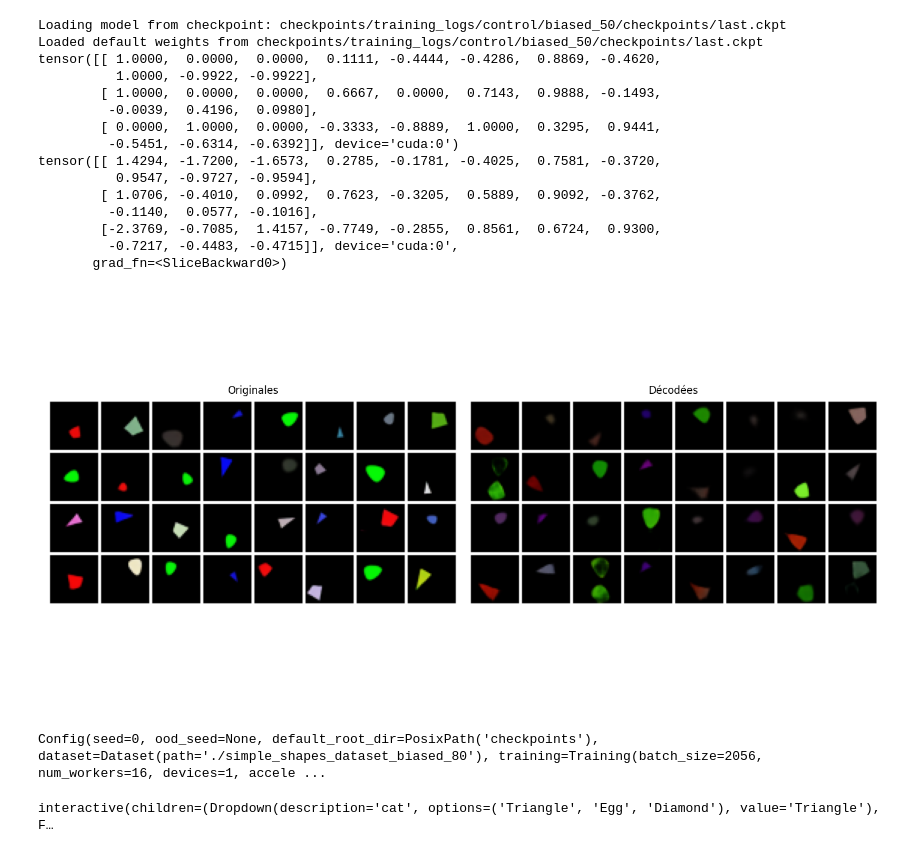
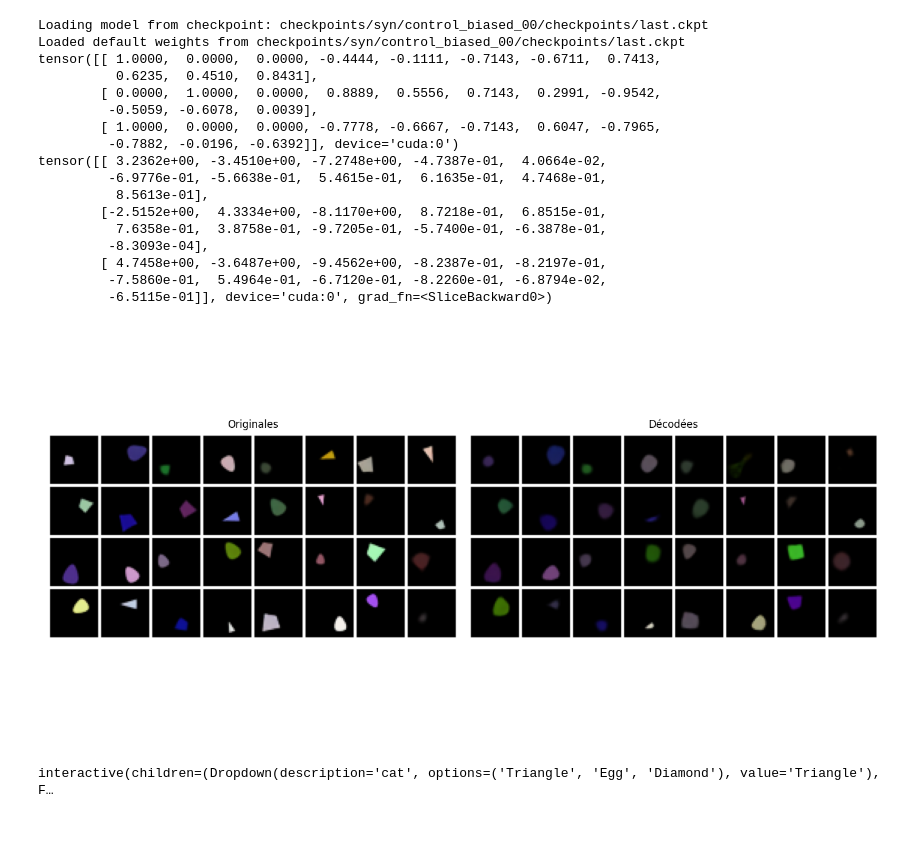
Before and after one commit to lucas-ch/gwsyn, a Jupyter notebook: test_checkpoints.ipynb, the cells around one changed output. Saved outputs shown, nothing was run; the diff lists cells and outputs as text; code cells hidden in the pictures.

Commit message:
add images

```diff
--- a/test_checkpoints.ipynb
+++ b/test_checkpoints.ipynb
@@ -15,46 +15,47 @@ from SSD_eval.SSD_test_utils import *
 
 %matplotlib widget
 # %%
-project_name = "control"
-experiment_name = "biased_50"
+condition = "control"
+data = "biased_00"
 
 n_samples = 32
 show_results_fusion = True
 fusion_attr_weight = 1.0
+
+project_name = "syn"
+experiment_name = f"{condition}_{data}"
 
 
 training_params = get_training_params(project_name, experiment_name)
 device = torch.device("cuda" if torch.cuda.is_available() else "cpu")
 
 global_workspace = get_global_workspace(project_name, experiment_name)
 data_module = get_data_module(project_name,  experiment_name)
 train_samples = get_data_samples(data_module, n_samples)
 data_translated = get_data_translated(global_workspace, train_samples, n_samples, fusion_attr_weight, show_results_fusion)
 
 print(data_translated["train_attr"][0:3])
 print(data_translated["attr_decoded"][0:3])
 plot_original_translated_comparison(data_translated["train_images"], data_translated["images_decoded"])
 # %% [output]
-Loading model from checkpoint: checkpoints/training_logs/control/biased_50/checkpoints/last.ckpt
-Loaded default weights from checkpoints/training_logs/control/biased_50/checkpoints/last.ckpt
-tensor([[ 1.0000,  0.0000,  0.0000,  0.1111, -0.4444, -0.4286,  0.8869, -0.4620,
-          1.0000, -0.9922, -0.9922],
-        [ 1.0000,  0.0000,  0.0000,  0.6667,  0.0000,  0.7143,  0.9888, -0.1493,
-         -0.0039,  0.4196,  0.0980],
-        [ 0.0000,  1.0000,  0.0000, -0.3333, -0.8889,  1.0000,  0.3295,  0.9441,
-         -0.5451, -0.6314, -0.6392]], device='cuda:0')
-tensor([[ 1.4294, -1.7200, -1.6573,  0.2785, -0.1781, -0.4025,  0.7581, -0.3720,
-          0.9547, -0.9727, -0.9594],
-        [ 1.0706, -0.4010,  0.0992,  0.7623, -0.3205,  0.5889,  0.9092, -0.3762,
-         -0.1140,  0.0577, -0.1016],
-        [-2.3769, -0.7085,  1.4157, -0.7749, -0.2855,  0.8561,  0.6724,  0.9300,
-         -0.7217, -0.4483, -0.4715]], device='cuda:0',
-       grad_fn=<SliceBackward0>)
+Loading model from checkpoint: checkpoints/syn/control_biased_00/checkpoints/last.ckpt
+Loaded default weights from checkpoints/syn/control_biased_00/checkpoints/last.ckpt
+tensor([[ 1.0000,  0.0000,  0.0000, -0.4444, -0.1111, -0.7143, -0.6711,  0.7413,
+          0.6235,  0.4510,  0.8431],
+        [ 0.0000,  1.0000,  0.0000,  0.8889,  0.5556,  0.7143,  0.2991, -0.9542,
+         -0.5059, -0.6078,  0.0039],
+        [ 1.0000,  0.0000,  0.0000, -0.7778, -0.6667, -0.7143,  0.6047, -0.7965,
+         -0.7882, -0.0196, -0.6392]], device='cuda:0')
+tensor([[ 3.2362e+00, -3.4510e+00, -7.2748e+00, -4.7387e-01,  4.0664e-02,
+         -6.9776e-01, -5.6638e-01,  5.4615e-01,  6.1635e-01,  4.7468e-01,
+          8.5613e-01],
+        [-2.5152e+00,  4.3334e+00, -8.1170e+00,  8.7218e-01,  6.8515e-01,
+          7.6358e-01,  3.8758e-01, -9.7205e-01, -5.7400e-01, -6.3878e-01,
+         -8.3093e-04],
+        [ 4.7458e+00, -3.6487e+00, -9.4562e+00, -8.2387e-01, -8.2197e-01,
+         -7.5860e-01,  5.4964e-01, -6.7120e-01, -8.2260e-01, -6.8794e-02,
+         -6.5115e-01]], device='cuda:0', grad_fn=<SliceBackward0>)
-[figure, old version]
+[figure, new version]
-# %%
-training_params["config"]
-# %% [output]
-Config(seed=0, ood_seed=None, default_root_dir=PosixPath('checkpoints'), dataset=Dataset(path='./simple_shapes_dataset_biased_80'), training=Training(batch_size=2056, num_workers=16, devices=1, accele ...
 # %%
 @interact(
     cat=["Triangle", "Egg", "Diamond"],
```
Also changed, not shown: 8 other files.
